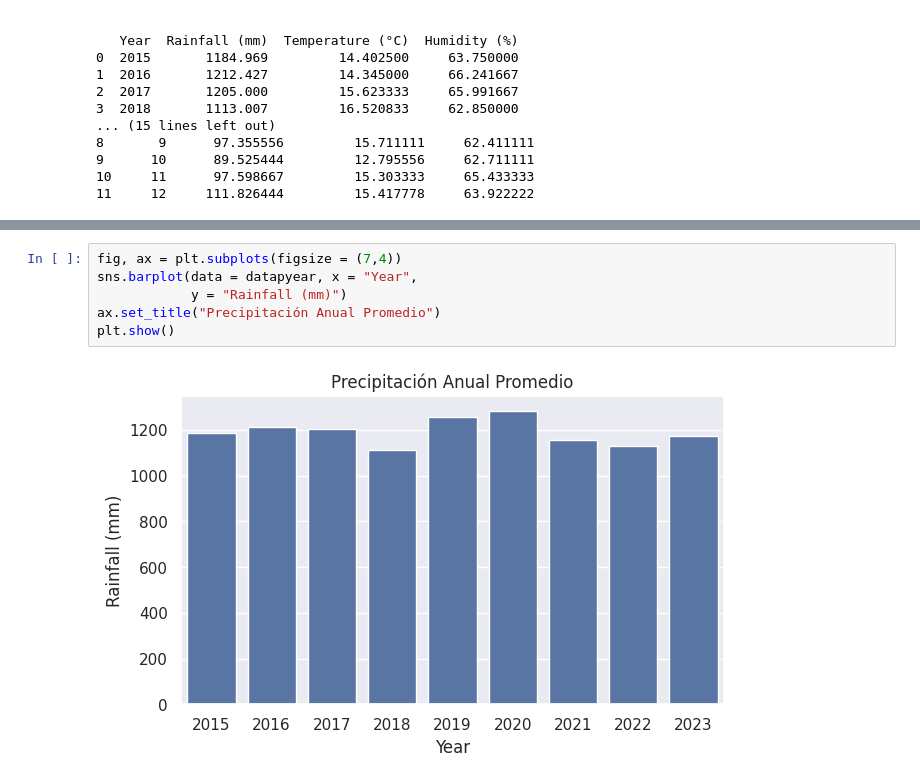
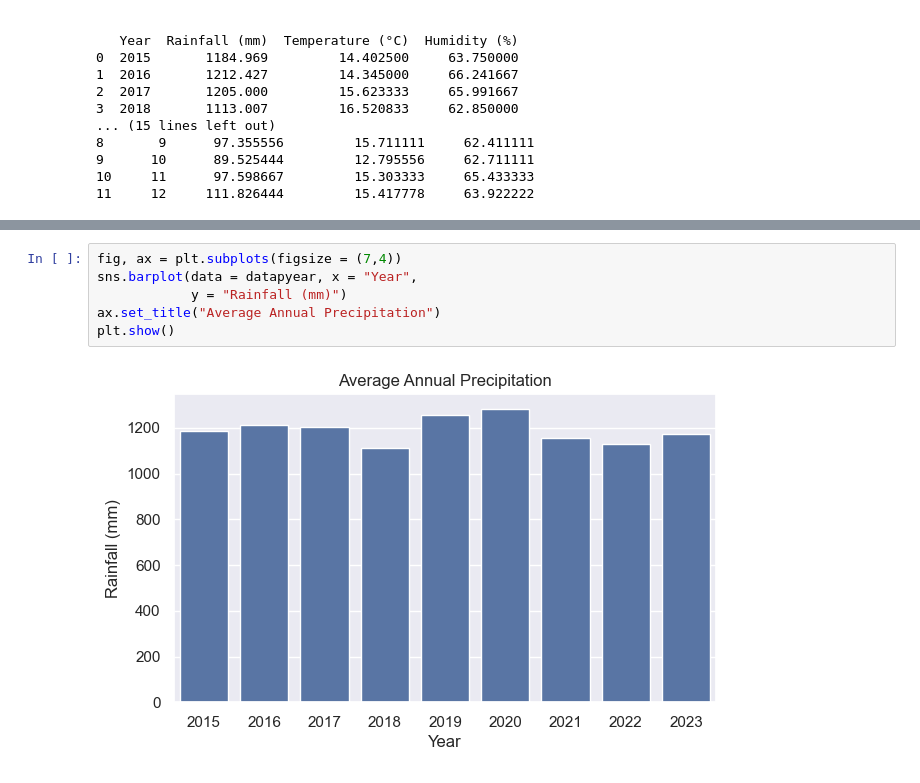
Before and after one commit to Luitz1/Projects, a Jupyter notebook: Data Analyst Projects/1_example_weather/exp_weather_1.ipynb, the cells around one changed output, grey strips where cells are left out. Drawn from its saved outputs; the diff is of its cells as text.

```diff
--- a/Data Analyst Projects/1_example_weather/exp_weather_1.ipynb
+++ b/Data Analyst Projects/1_example_weather/exp_weather_1.ipynb
@@ -382,11 +391,11 @@ plt.show()
 # %%
 fig, ax = plt.subplots(figsize = (7,4))
 sns.barplot(data = datapyear, x = "Year",
             y = "Rainfall (mm)")
-ax.set_title("Precipitación Anual Promedio")
+ax.set_title("Average Annual Precipitation")
 plt.show()
 # %% [output]
-[figure, old version]
+[figure, new version]
 # %%
 fig, ax = plt.subplots(figsize = (7,4))
 sns.barplot(data = datapmes, x = "Month",
```
Also changed, not shown: parts of 47 cells of this notebook.
